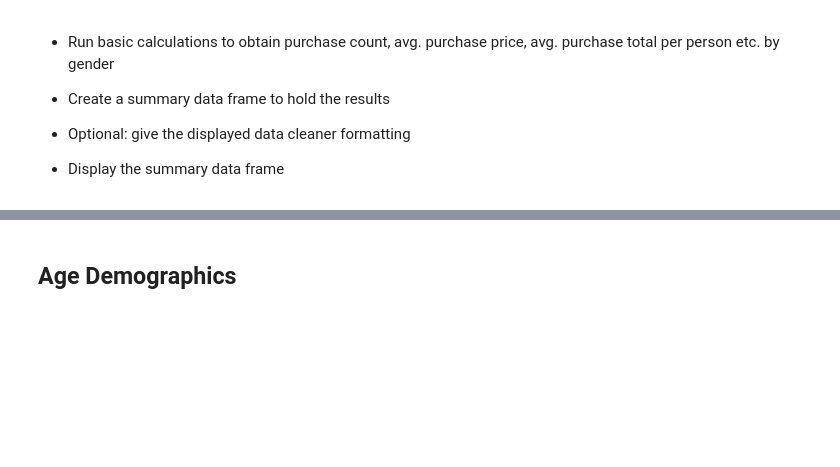
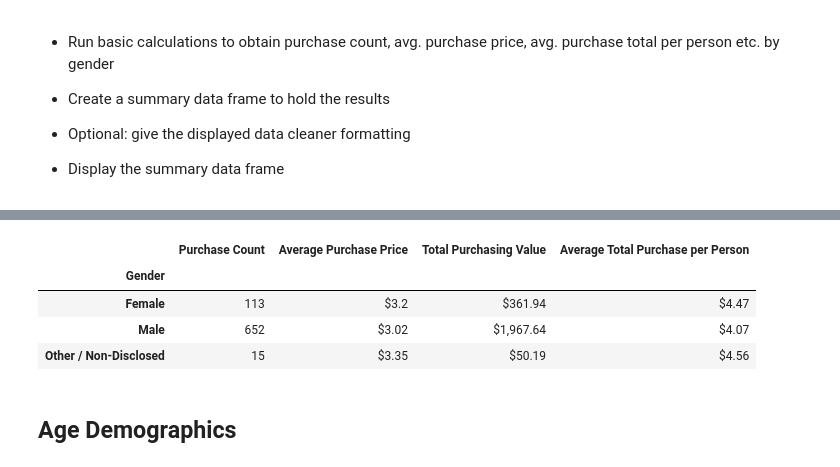
Before and after one commit to kvereda/pandas-challenge, a Jupyter notebook: panda-challenge.ipynb, the cells around one changed output, grey strips where cells are left out. Cells and saved outputs as stored; diff of their text form; code cells hidden in the pictures; blank space fills up the shorter version.

```diff
--- a/panda-challenge.ipynb
+++ b/panda-challenge.ipynb
@@ -197,3 +227,16 @@ purchasing_analysis
+# %%
+purchasing_analysis = purchasing_analysis.round(2)
+purchasing_analysis["Purchase Count"] = purchasing_analysis["Purchase Count"].map("{:,}".format)
+purchasing_analysis["Average Purchase Price"] = purchasing_analysis["Average Purchase Price"].map("${:,}".format)
+purchasing_analysis["Total Purchasing Value"] = purchasing_analysis["Total Purchasing Value"].map("${:,}".format)
+purchasing_analysis["Average Total Purchase per Person"] = purchasing_analysis["Average Total Purchase per Person"].map("${:,}".format)
+purchasing_analysis
+# %% [output]
+|  | Purchase Count | Average Purchase Price | Total Purchasing Value | Average Total Purchase per Person |
+| Gender |  |  |  |  |
+| Female | 113 | $3.2 | $361.94 | $4.47 |
+| Male | 652 | $3.02 | $1,967.64 | $4.07 |
+| Other / Non-Disclosed | 15 | $3.35 | $50.19 | $4.56 |
 # %% [markdown]
 ## Age Demographics
 # %% [markdown]
```
Also changed, not shown: parts of 5 cells of this notebook.
